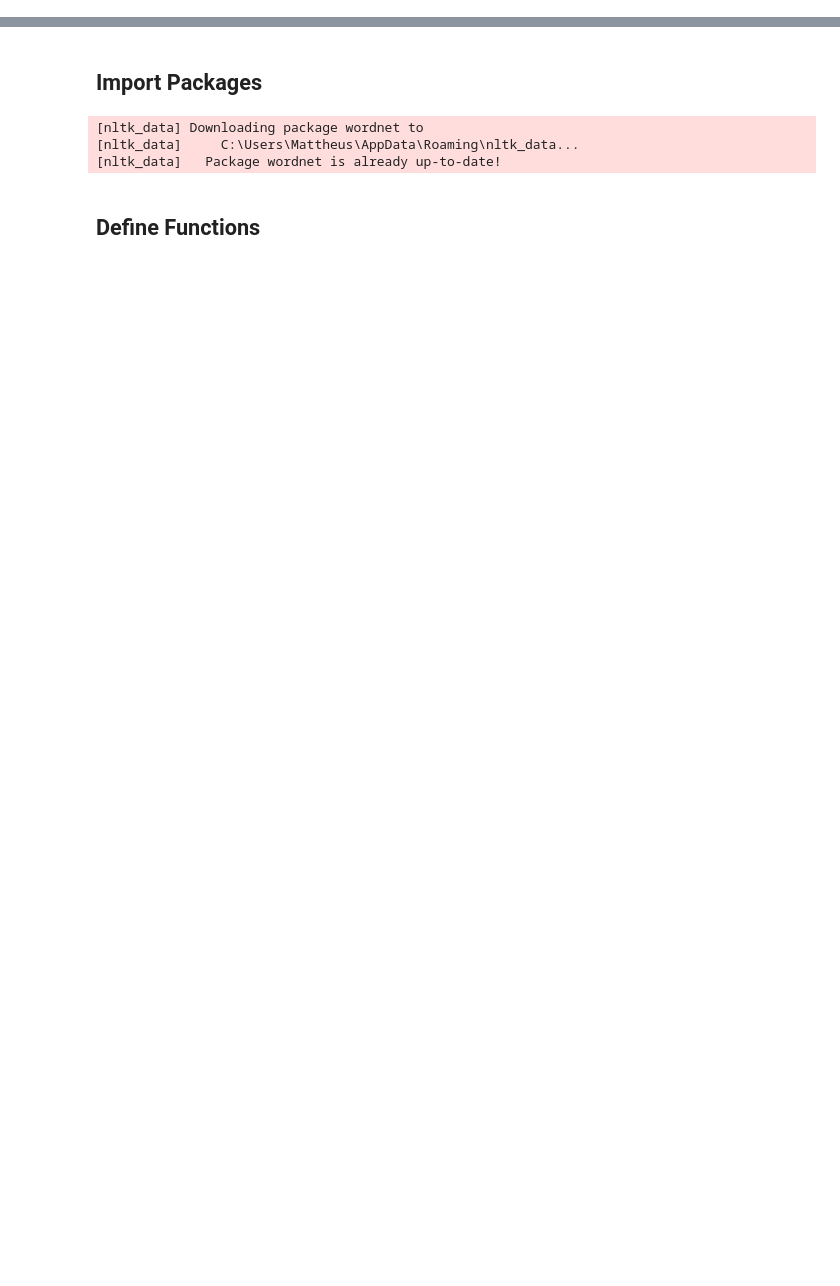
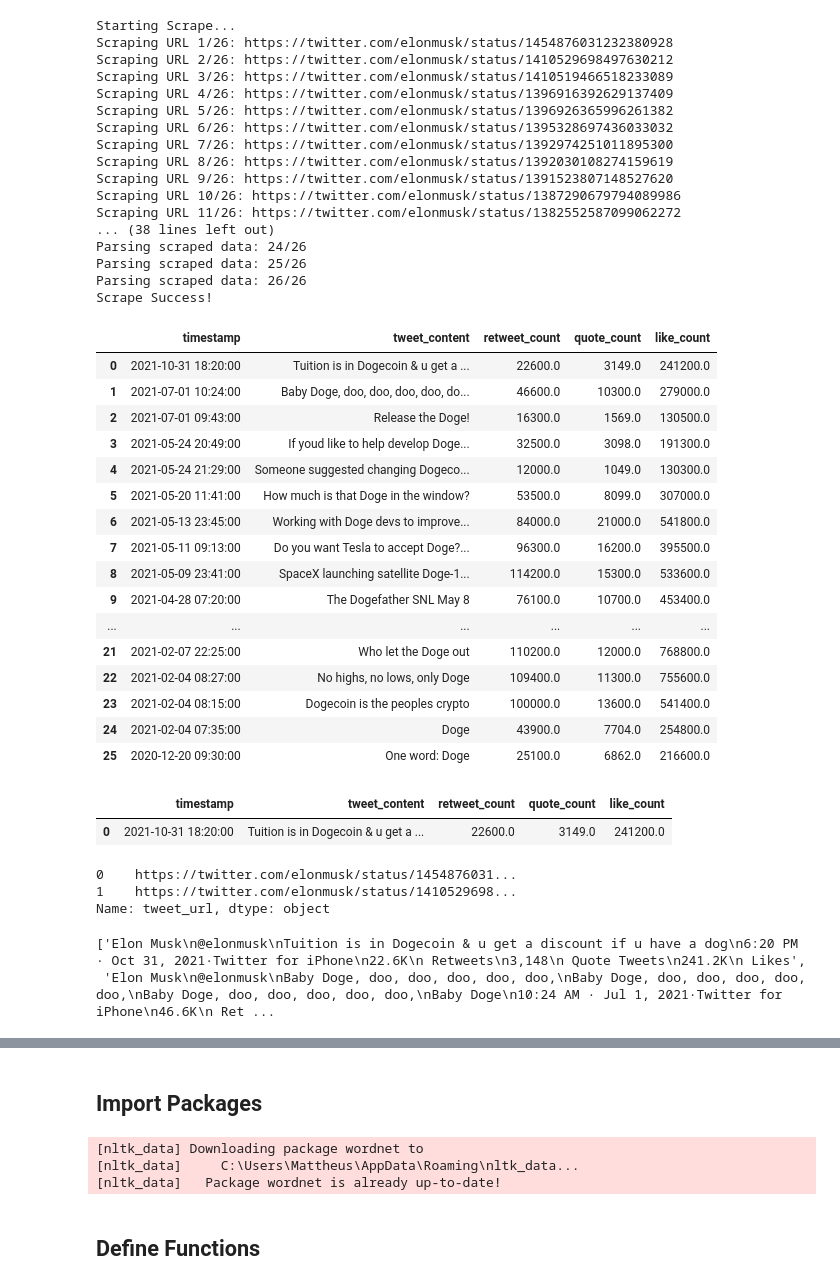
Before and after one commit to ba-group-projects/dogecoin-twitter-elon-musk, a Jupyter notebook: scrape-news.ipynb, the cells around one changed output, grey strips where cells are left out. Drawn from its saved outputs; the diff is of its cells as text; code cells hidden in the pictures; blank space fills up the shorter version.

```diff
--- a/scrape-news.ipynb
+++ b/scrape-news.ipynb
@@ -0,0 +107,38 @@
+# %%
+data = scrape_doge_tweets()
+data
+# %% [output]
+Starting Scrape...
+Scraping URL 1/26: https://twitter.com/elonmusk/status/1454876031232380928
+Scraping URL 2/26: https://twitter.com/elonmusk/status/1410529698497630212
+Scraping URL 3/26: https://twitter.com/elonmusk/status/1410519466518233089
+Scraping URL 4/26: https://twitter.com/elonmusk/status/1396916392629137409
+Scraping URL 5/26: https://twitter.com/elonmusk/status/1396926365996261382
+Scraping URL 6/26: https://twitter.com/elonmusk/status/1395328697436033032
+Scraping URL 7/26: https://twitter.com/elonmusk/status/1392974251011895300
+Scraping URL 8/26: https://twitter.com/elonmusk/status/1392030108274159619
+Scraping URL 9/26: https://twitter.com/elonmusk/status/1391523807148527620
+Scraping URL 10/26: https://twitter.com/elonmusk/status/1387290679794089986
+Scraping URL 11/26: https://twitter.com/elonmusk/status/1382552587099062272
+... (38 lines left out)
+Parsing scraped data: 24/26
+Parsing scraped data: 25/26
+Parsing scraped data: 26/26
+Scrape Success!
+|  | timestamp | tweet_content | retweet_count | quote_count | like_count |
+| 0 | 2021-10-31 18:20:00 | Tuition is in Dogecoin & u get a ... | 22600.0 | 3149.0 | 241200.0 |
+| 1 | 2021-07-01 10:24:00 | Baby Doge, doo, doo, doo, doo, do... | 46600.0 | 10300.0 | 279000.0 |
+| 2 | 2021-07-01 09:43:00 | Release the Doge! | 16300.0 | 1569.0 | 130500.0 |
+| 3 | 2021-05-24 20:49:00 | If youd like to help develop Doge... | 32500.0 | 3098.0 | 191300.0 |
+| 4 | 2021-05-24 21:29:00 | Someone suggested changing Dogeco... | 12000.0 | 1049.0 | 130300.0 |
+| 5 | 2021-05-20 11:41:00 | How much is that Doge in the window? | 53500.0 | 8099.0 | 307000.0 |
+| 6 | 2021-05-13 23:45:00 | Working with Doge devs to improve... | 84000.0 | 21000.0 | 541800.0 |
+| 7 | 2021-05-11 09:13:00 | Do you want Tesla to accept Doge?... | 96300.0 | 16200.0 | 395500.0 |
+| 8 | 2021-05-09 23:41:00 | SpaceX launching satellite Doge-1... | 114200.0 | 15300.0 | 533600.0 |
+| 9 | 2021-04-28 07:20:00 | The Dogefather SNL May 8 | 76100.0 | 10700.0 | 453400.0 |
+| ... | ... | ... | ... | ... | ... |
+| 21 | 2021-02-07 22:25:00 | Who let the Doge out | 110200.0 | 12000.0 | 768800.0 |
+| 22 | 2021-02-04 08:27:00 | No highs, no lows, only Doge | 109400.0 | 11300.0 | 755600.0 |
+| 23 | 2021-02-04 08:15:00 | Dogecoin is the peoples crypto | 100000.0 | 13600.0 | 541400.0 |
+| 24 | 2021-02-04 07:35:00 | Doge | 43900.0 | 7704.0 | 254800.0 |
+| 25 | 2020-12-20 09:30:00 | One word: Doge | 25100.0 | 6862.0 | 216600.0 |
@@ -0,0 +147,13 @@
+# %%
+to_return
+# %% [output]
+|  | timestamp | tweet_content | retweet_count | quote_count | like_count |
+| 0 | 2021-10-31 18:20:00 | Tuition is in Dogecoin & u get a ... | 22600.0 | 3149.0 | 241200.0 |
+# %%
+tweet_urls = pd.read_csv('data/tweet_url.csv')
+test = tweet_urls.head(2)['tweet_url']
+test
+# %% [output]
+0    https://twitter.com/elonmusk/status/1454876031...
+1    https://twitter.com/elonmusk/status/1410529698...
+Name: tweet_url, dtype: object
@@ -0,0 +162,5 @@
+# %%
+to_parse
+# %% [output]
+['Elon Musk\n@elonmusk\nTuition is in Dogecoin & u get a discount if u have a dog\n6:20 PM · Oct 31, 2021·Twitter for iPhone\n22.6K\n Retweets\n3,148\n Quote Tweets\n241.2K\n Likes',
+ 'Elon Musk\n@elonmusk\nBaby Doge, doo, doo, doo, doo, doo,\nBaby Doge, doo, doo, doo, doo, doo,\nBaby Doge, doo, doo, doo, doo, doo,\nBaby Doge\n10:24 AM · Jul 1, 2021·Twitter for iPhone\n46.6K\n Ret ...
```
Also changed, not shown: parts of 13 cells of this notebook, 5 other files.
